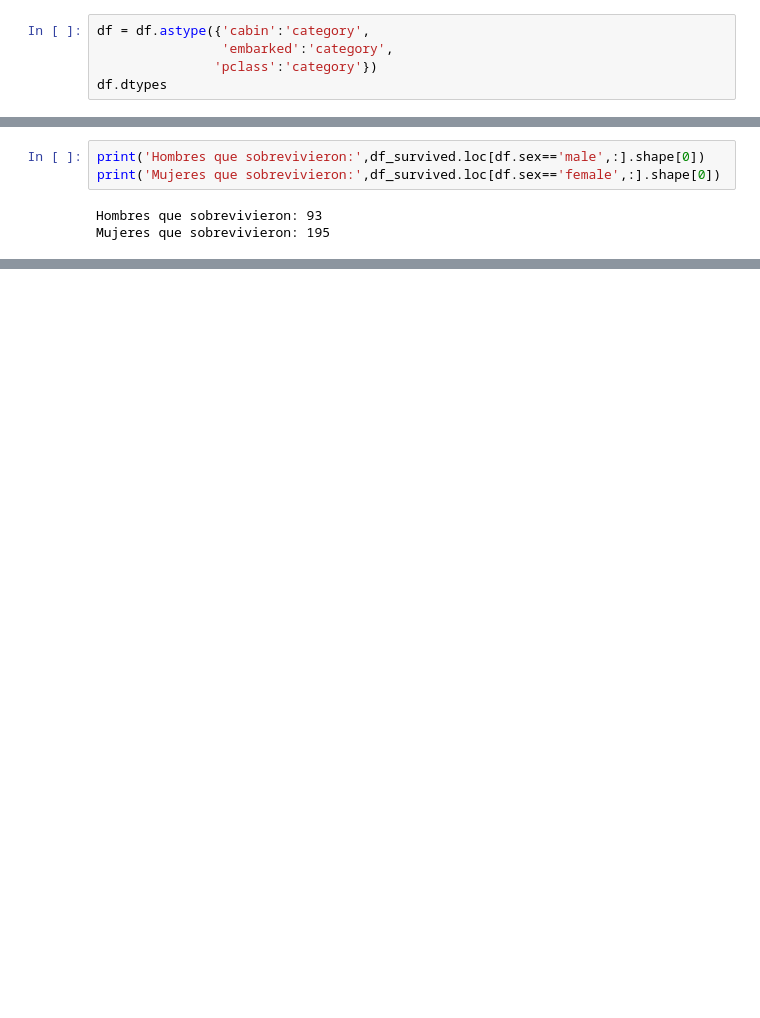
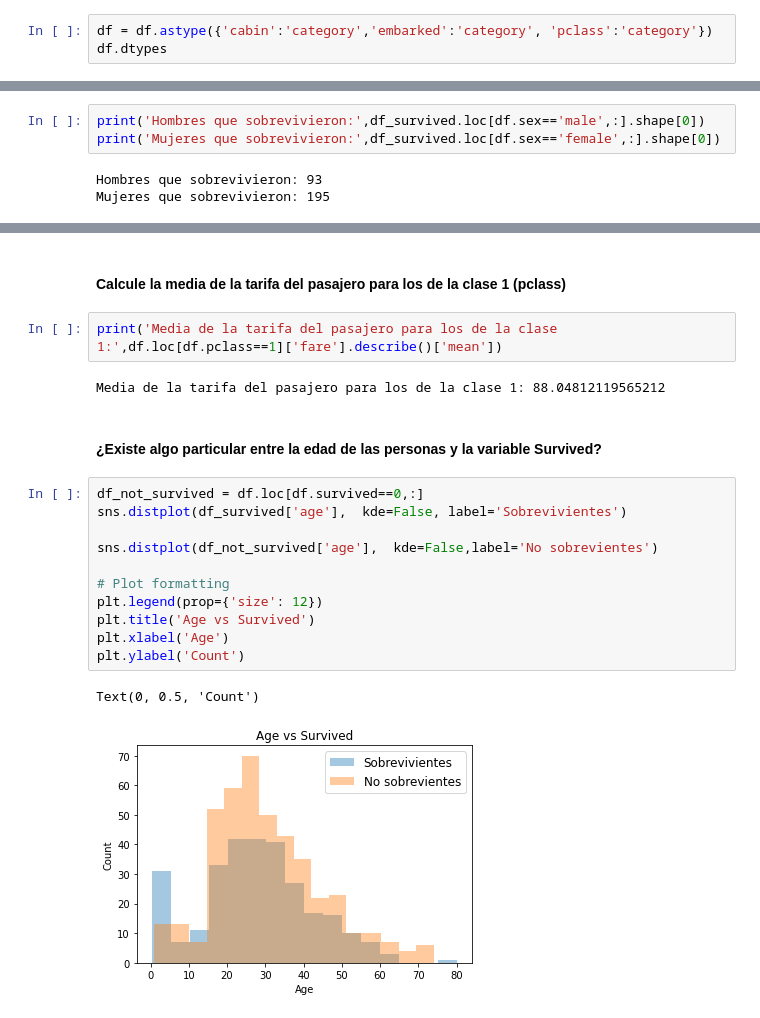
Before and after one commit to YoNoSoySantiago/TitanicKagle, a Jupyter notebook: Untitled.ipynb, the cells around one changed output, grey strips where cells are left out. Saved outputs shown, nothing was run; the diff lists cells and outputs as text; blank space fills up the shorter version.

```diff
--- a/Untitled.ipynb
+++ b/Untitled.ipynb
@@ -36,9 +51,7 @@ cabin        object
 embarked     object
 dtype: object
 # %%
-df = df.astype({'cabin':'category',
-                'embarked':'category',
-               'pclass':'category'})
+df = df.astype({'cabin':'category','embarked':'category', 'pclass':'category'})
 df.dtypes
 # %% [output]
 survived       int64
@@ -120,0 +125,22 @@ Name: sex, Length: 712, dtype: object
+# %% [markdown]
+#### Calcule la media de la tarifa del pasajero para los de la clase 1 (pclass)
+# %%
+print('Media de la tarifa del pasajero para los de la clase 1:',df.loc[df.pclass==1]['fare'].describe()['mean'])
+# %% [output]
+Media de la tarifa del pasajero para los de la clase 1: 88.04812119565212
+# %% [markdown]
+#### ¿Existe algo particular entre la edad de las personas y la variable Survived?
+# %%
+df_not_survived = df.loc[df.survived==0,:]
+sns.distplot(df_survived['age'],  kde=False, label='Sobrevivientes')
+
+sns.distplot(df_not_survived['age'],  kde=False,label='No sobrevientes')
+
+# Plot formatting
+plt.legend(prop={'size': 12})
+plt.title('Age vs Survived')
+plt.xlabel('Age')
+plt.ylabel('Count')
+# %% [output]
+Text(0, 0.5, 'Count')
+[figure, added]
```
Also changed, not shown: parts of 26 cells of this notebook.
